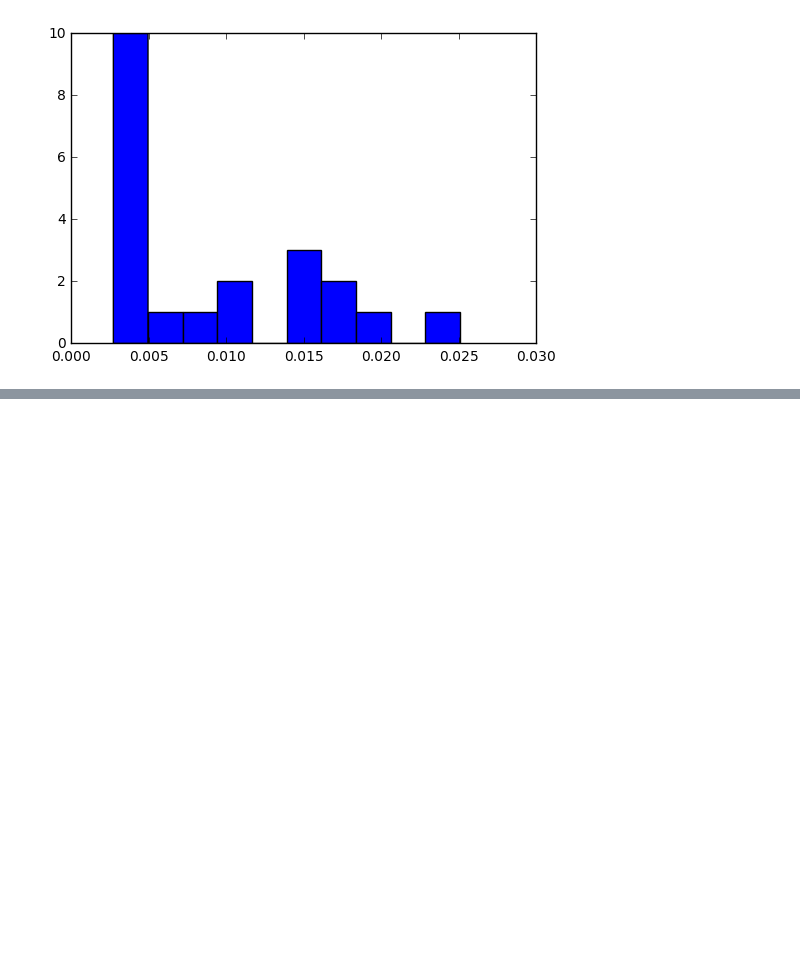
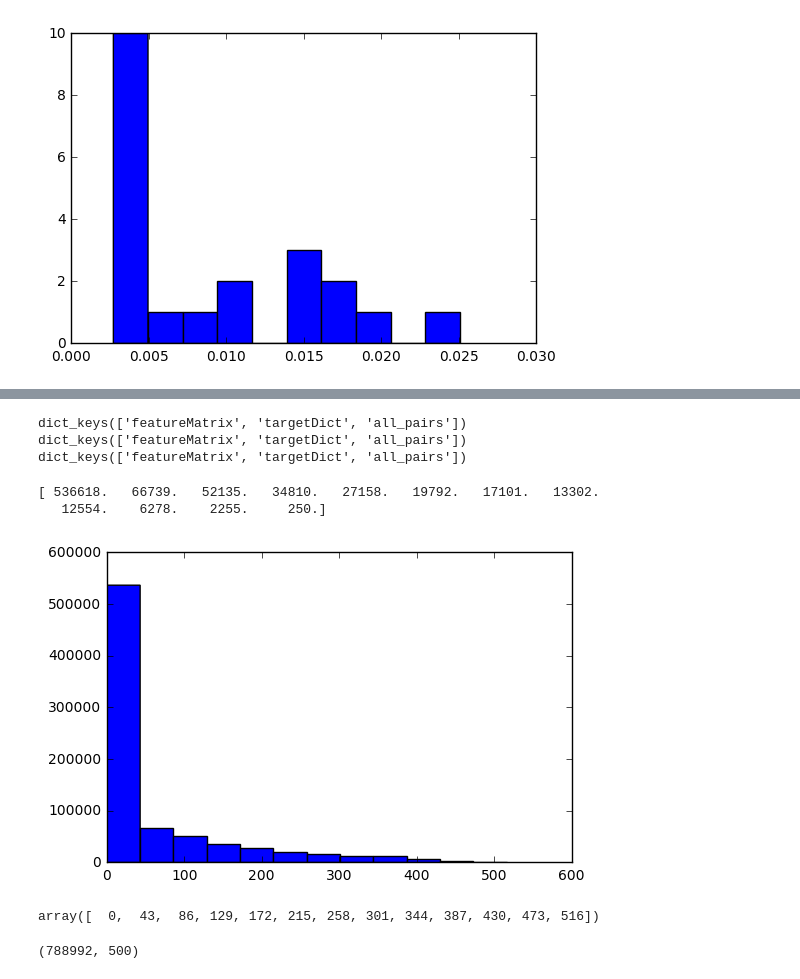
Before and after one commit to bsantraigi/Sanskrit-Segmentation-Extended, a Jupyter notebook: Feature_Vector_Sama.ipynb, the cells around one changed output, grey strips where cells are left out. Cells and saved outputs as stored; diff of their text form; code cells hidden in the pictures; blank space fills up the shorter version.

```diff
--- a/Feature_Vector_Sama.ipynb
+++ b/Feature_Vector_Sama.ipynb
@@ -244,0 +273,30 @@ plt.hist(fanoFactors)
+# %%
+folder = 'outputs/Features_of_10K_pairs/'
+feat_fNames = [folder + fName for fName in os.listdir(folder)]
+# %%
+feat_unique_counts = np.array([0]*788992)
+for feat_f in feat_fNames:
+    %reset_selective -f featureSet
+    featureSet = pickle.load(open(feat_f, 'rb'), encoding=u'utf8')
+    print(featureSet.keys())
+    len(featureSet['all_pairs'])
+    featureSet['featureMatrix'].shape
+    feat_unique_counts += np.apply_along_axis(lambda x: np.unique(x).shape[0], 1, featureSet['featureMatrix'])
+# %% [output]
+dict_keys(['featureMatrix', 'targetDict', 'all_pairs'])
+dict_keys(['featureMatrix', 'targetDict', 'all_pairs'])
+dict_keys(['featureMatrix', 'targetDict', 'all_pairs'])
+# %%
+feat_unique_counts = np.floor(feat_unique_counts/len(feat_fNames)).astype(np.int32)
+# %%
+hist_with_binsize = lambda v, binsize: plt.hist(v, bins=range(0, max(v) + binsize, binsize))
+what1, what2, _ = hist_with_binsize(feat_unique_counts, 43)
+print(what1)
+# %% [output]
+[ 536618.   66739.   52135.   34810.   27158.   19792.   17101.   13302.
+   12554.    6278.    2255.     250.]
+[figure, added]
+# %%
+what2
+# %% [output]
+array([  0,  43,  86, 129, 172, 215, 258, 301, 344, 387, 430, 473, 516])
@@ -244,0 +305,4 @@ plt.hist(fanoFactors)
+# %%
+featureSet['featureMatrix'].shape
+# %% [output]
+(788992, 500)
```
Also changed, not shown: parts of 36 cells of this notebook, 18 other files.
